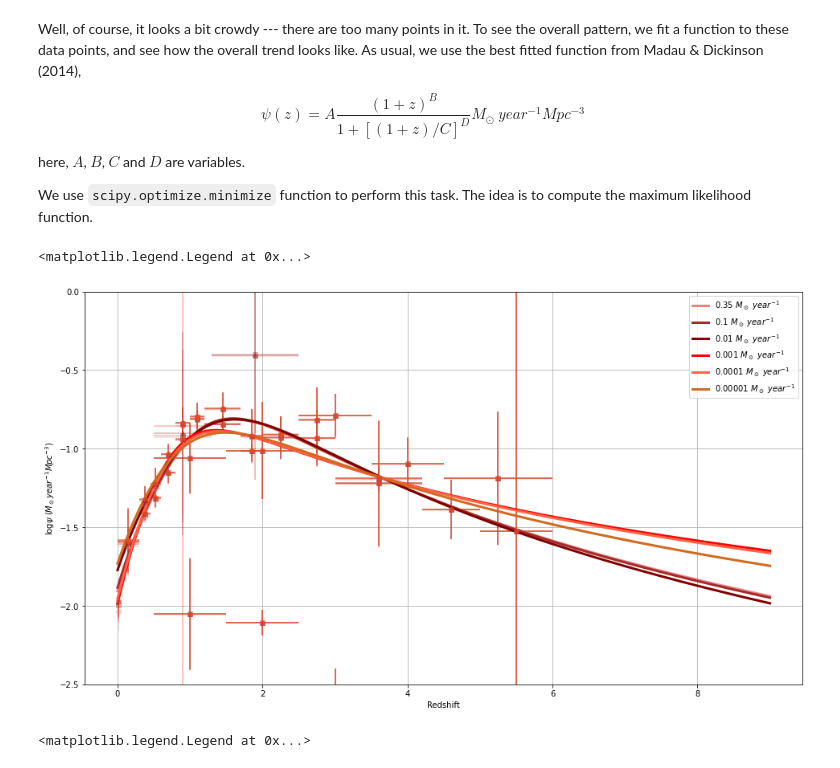
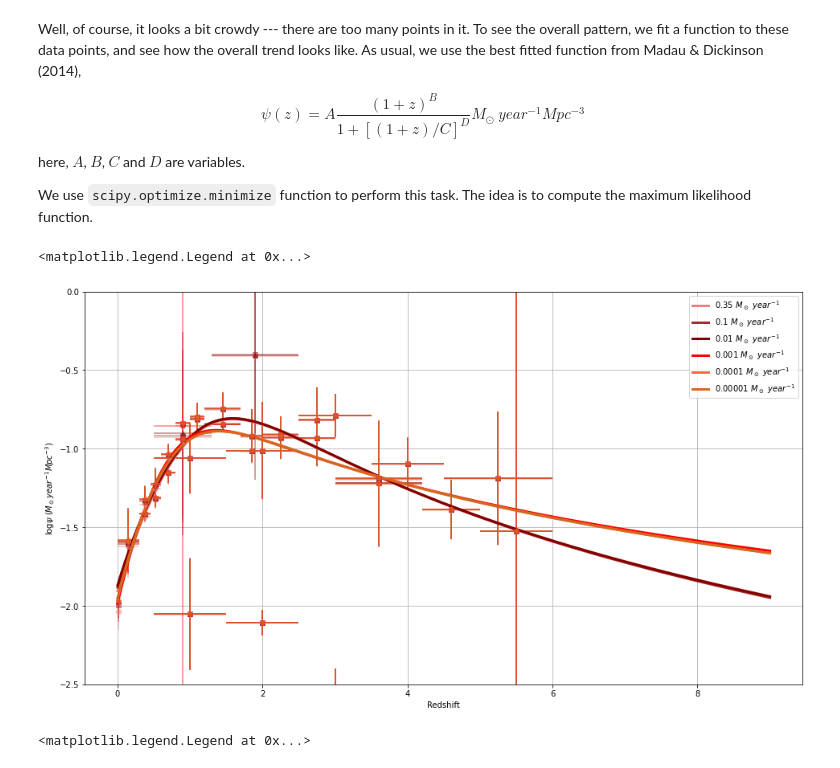
Before and after one commit to Jayshil/csfrd, a Jupyter notebook: Results/res3.ipynb, the cells around one changed output. Saved outputs shown, nothing was run; the diff lists cells and outputs as text; code cells hidden in the pictures.

```diff
--- a/Results/res3.ipynb
+++ b/Results/res3.ipynb
@@ -111,36 +111,36 @@ def min_log_likelihood1(x, zcen, sfrd11, sfrd_err11):
     chi22 = np.sum(chi2**2)
     yy = 0.5*chi22 + np.sum(np.log(sfrd_err11))
     return yy
 
 best_fit_params = []
 best_fit_params1 = []
 for i in range(len(lims)):
     xinit1 = np.array([0.01, 3., 3., 6.])
     #xinit, _ = cft(psi_new, sfr_all[i], sfre_all[i], p0=xinit1, maxfev=1000000)
-    soln = mz(min_log_likelihood, xinit1, method='L-BFGS-B', args=(zcen_all[i], sfr_all[i], sfre_all[i]))
+    soln = mz(min_log_likelihood, xinit1, method='Nelder-Mead', args=(zcen_all[i], sfr_all[i], sfre_all[i]))
     soln1 = mz(min_log_likelihood1, xinit1, method='Nelder-Mead', args=(zcen_all[i], sfr_all[i], sfre_all[i]))
     #print(soln.success)
     #print(soln.x)
     best_fit_params.append(soln.x)
     best_fit_params1.append(soln1.x)
 
 znew = np.linspace(0,9,1000)
 
 plt.figure(figsize=(16,9))
 for i in range(len(lims)):
-    plt.errorbar(zcen_all[i], log_sfr_all[i], xerr=[zup_all[i], zdo_all[i]], yerr=log_sfre_all[i], fmt='.', marker=shp[i], c=cols[i], alpha=0.3)
+    plt.errorbar(zcen_all[i], log_sfr_all[i], xerr=[zup_all[i], zdo_all[i]], yerr=log_sfre_all[i], fmt='.', marker=shp[i], c=cols[i], alpha=0.5)
     best_fit_func = psi_new(znew, *best_fit_params[i])
     log_best_fit = np.log10(best_fit_func)
     plt.plot(znew, log_best_fit, label=lims[i], lw=3, c=cols[i])
 
 plt.xlabel('Redshift')
 plt.ylabel(r'$\log{\psi}$ ($M_\odot year^{-1} Mpc^{-3}$)')
 plt.grid()
 plt.ylim([-2.5, 0])
 plt.legend(loc='upper right')
 # %% [output]
 <matplotlib.legend.Legend at 0x...>
-[figure, old version]
+[figure, new version]
 # %%
 plt.figure(figsize=(16,9))
 for i in range(len(lims)):
```
Also changed, not shown: parts of 1 cell of this notebook.
